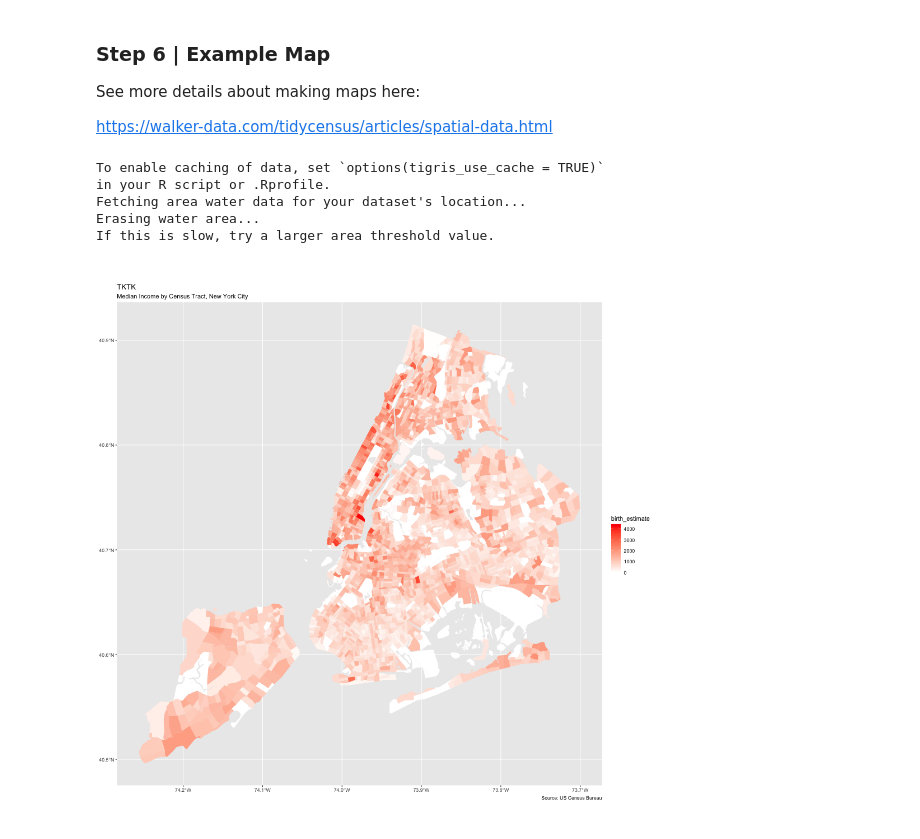
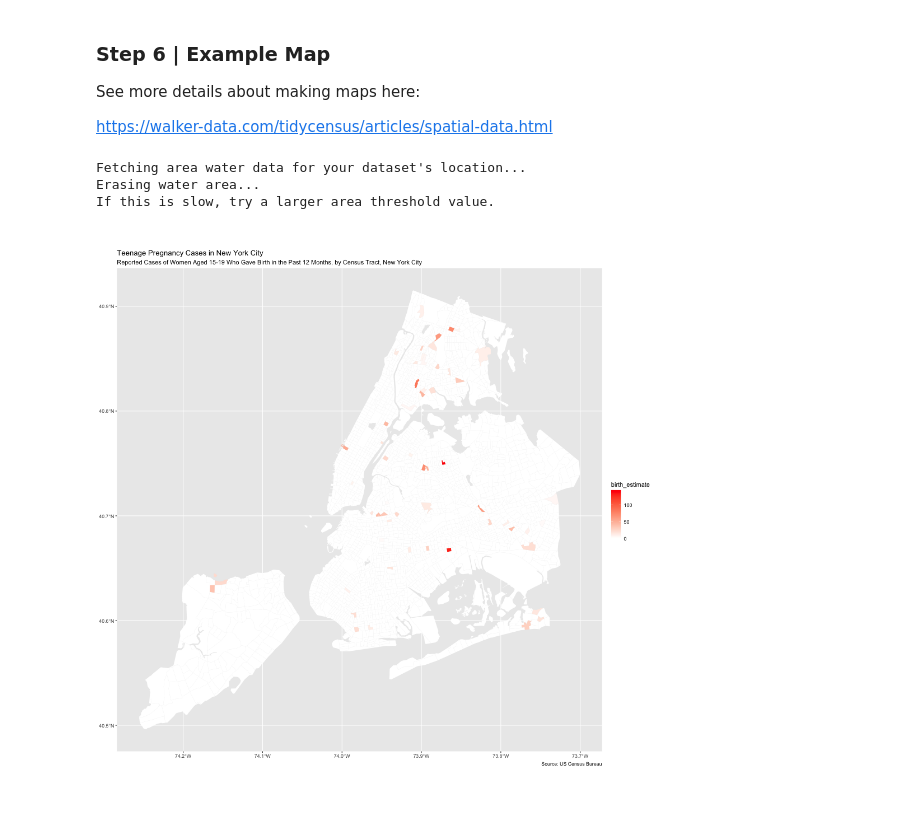
Before and after one commit to data4news/ggplot-census-ashley-yihui-lee, a Jupyter notebook: your-question.ipynb, the cells around one changed output. Cells and saved outputs as stored; diff of their text form; code cells hidden in the pictures.

```diff
--- a/your-question.ipynb
+++ b/your-question.ipynb
@@ -116,7 +131,7 @@ nyc_census_data <- get_acs(
   county = c("New York", "Kings", "Queens", "Bronx", "Richmond"),
   variables = c(
     population = "B01003_001",
-    birth = "B13008_001"
+    birth = "B13016_003"
   ),
   year = 2023,
   survey = "acs5",
@@ -239,22 +257,22 @@ library(tigris)
 nyc_census_data <- nyc_census_data %>%
     erase_water()
 # %% [output]
-To enable caching of data, set `options(tigris_use_cache = TRUE)`
-in your R script or .Rprofile.
 Fetching area water data for your dataset's location...
 Erasing water area...
 If this is slow, try a larger area threshold value.
 # %%
 %%R -w 1000 -h 1000
 
 nyc_census_data %>%
   ggplot(aes(fill = birth_estimate)) +
   geom_sf(color = NA) +
   scale_fill_gradient(low="white", high="red") +
   labs(
-    title = "TKTK",
-    subtitle = "Median Income by Census Tract, New York City",
+    title = "Teenage Pregnancy Cases in New York City",
+    subtitle = "Reported Cases of Women Aged 15-19 Who Gave Birth in the Past 12 Months, by Census Tract, New York City",
     caption = "Source: US Census Bureau"
   )
+
+#ggsave("nyc_teen_pregnancy.png", width=10, height=10, dpi=300)
 # %% [output]
-[figure, old version]
+[figure, new version]
```
Also changed, not shown: parts of 10 cells of this notebook, 3 other files.
